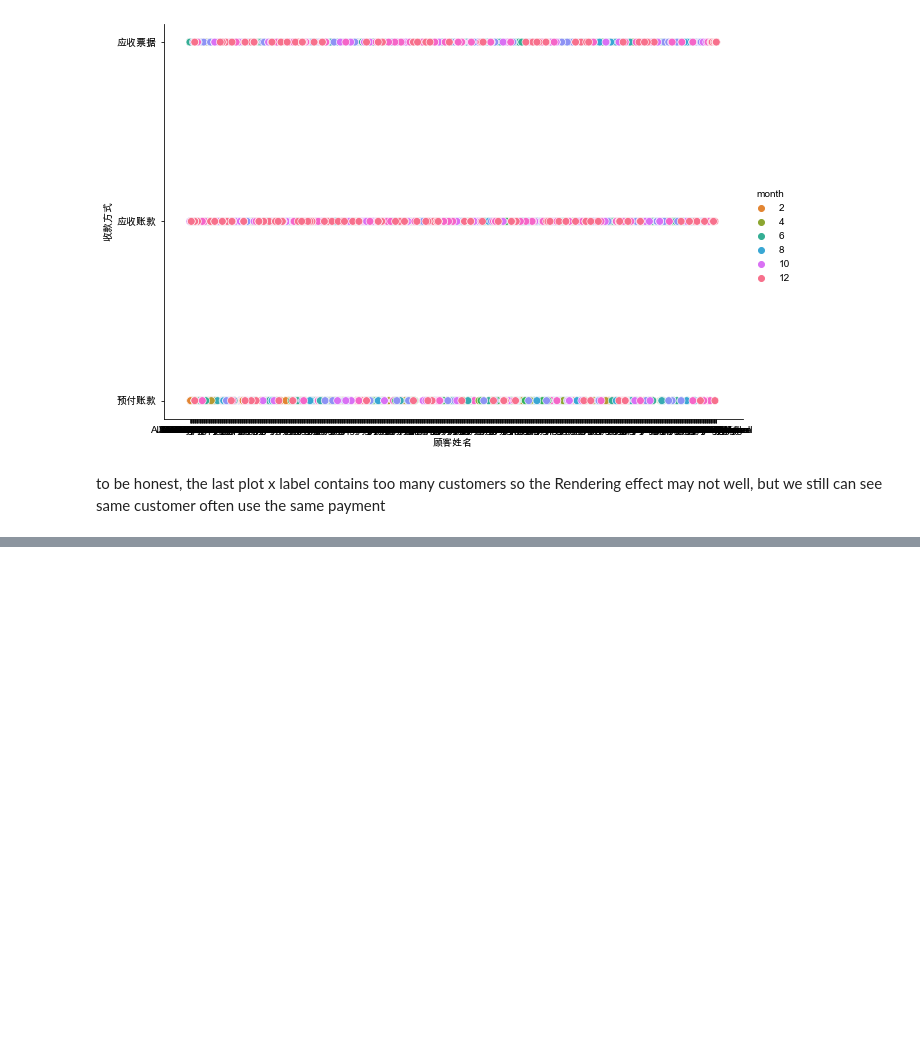
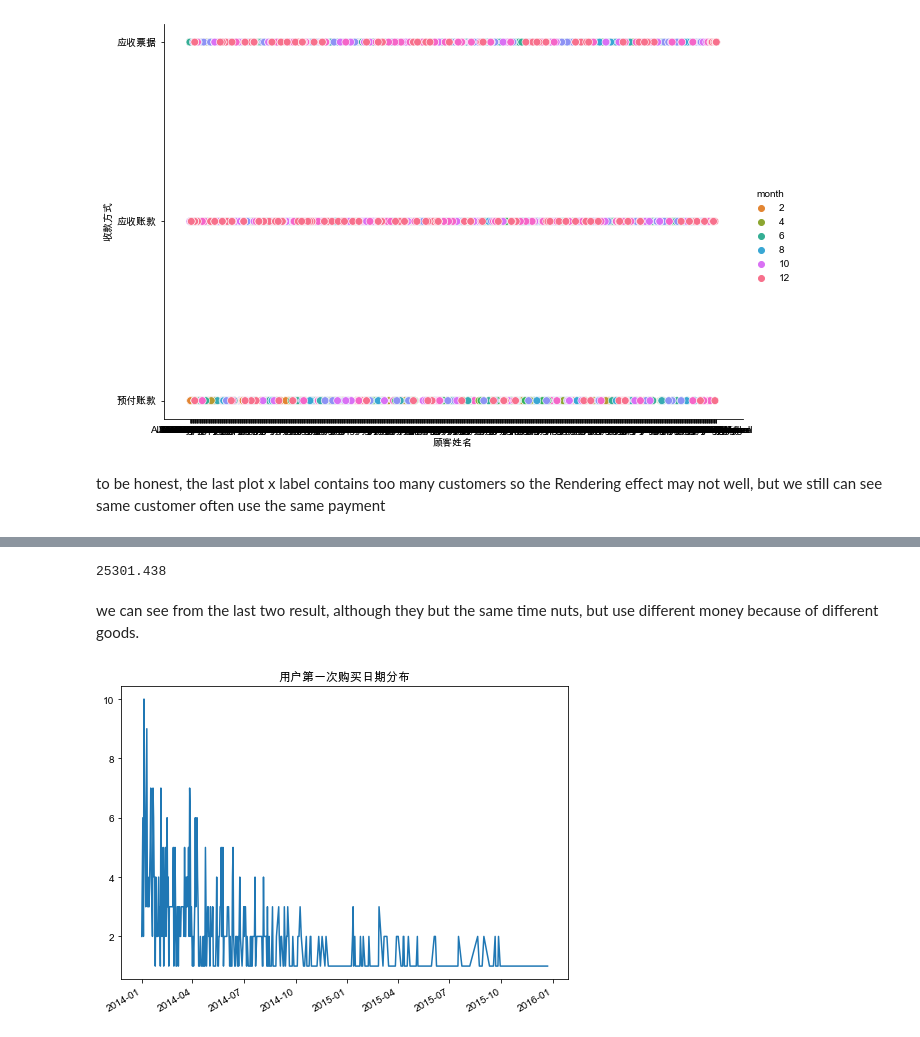
Before and after one commit to UniqueLWS/LWS, a Jupyter notebook: 7810_Group project source code_group 6.ipynb, the cells around one changed output, grey strips where cells are left out. Saved outputs shown, nothing was run; the diff lists cells and outputs as text; code cells hidden in the pictures; blank space fills up the shorter version.

```diff
--- a/7810_Group project source code_group 6.ipynb
+++ b/7810_Group project source code_group 6.ipynb
@@ -523,0 +552,9 @@ may not well, but we still can see same customer often use the same payment
+# %%
+b=data_new[data_new['顾客姓名'] == 'Adam Hart']
+data_new2=b["销售金额"].sum()
+data_new2
+# %% [output]
+25301.438
+# %% [markdown]
+we can see from the last two result, although they but the same time nuts,
+but use different money because of different goods.
@@ -523,0 +566,10 @@ may not well, but we still can see same customer often use the same payment
+# %%
+grouped_Customer = data_new[['顾客姓名','订单日期',
+                       '销售数量', '销售金额', 'month']].sort_values(['订单日期']).groupby('顾客姓名')
+# %%
+#Distribution of users' first purchase dates
+grouped_Customer.min()['订单日期'].value_counts().plot(figsize=(8,6))
+plt.title('用户第一次购买日期分布')
+plt.show()
+# %% [output]
+[figure, added]
```
Also changed, not shown: parts of 58 cells of this notebook.
